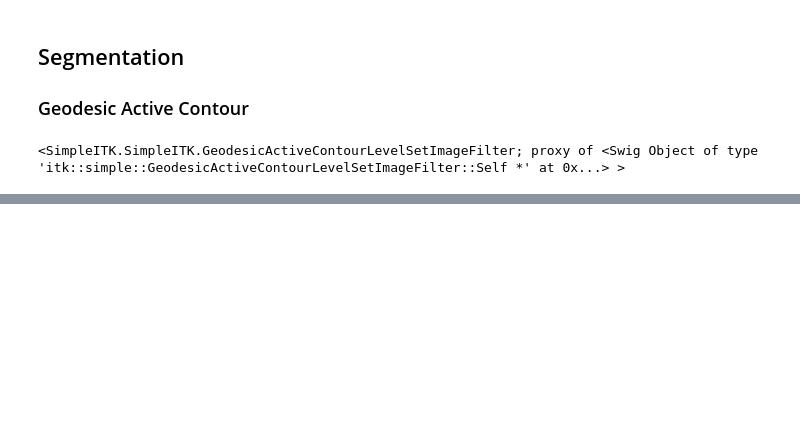
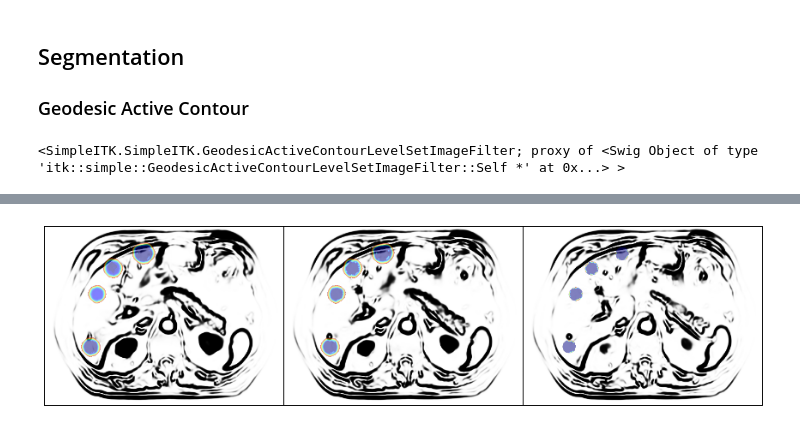
Before and after one commit to jon-young/medicalimage, a Jupyter notebook: Liver Segmentation 3D.ipynb, the cells around one changed output, grey strips where cells are left out. Saved outputs shown, nothing was run; the diff lists cells and outputs as text; code cells hidden in the pictures; blank space fills up the shorter version.

```diff
--- a/Liver Segmentation 3D.ipynb
+++ b/Liver Segmentation 3D.ipynb
@@ -264,0 +271,4 @@ tile_slices(imgSigmoid, [0, 5, 9], gac3D)
+# %%
+tile_slices(imgSigmoid, [7, 8, 9], gac3D)
+# %% [output]
+[figure, added]
```
Also changed, not shown: parts of 12 cells of this notebook.
